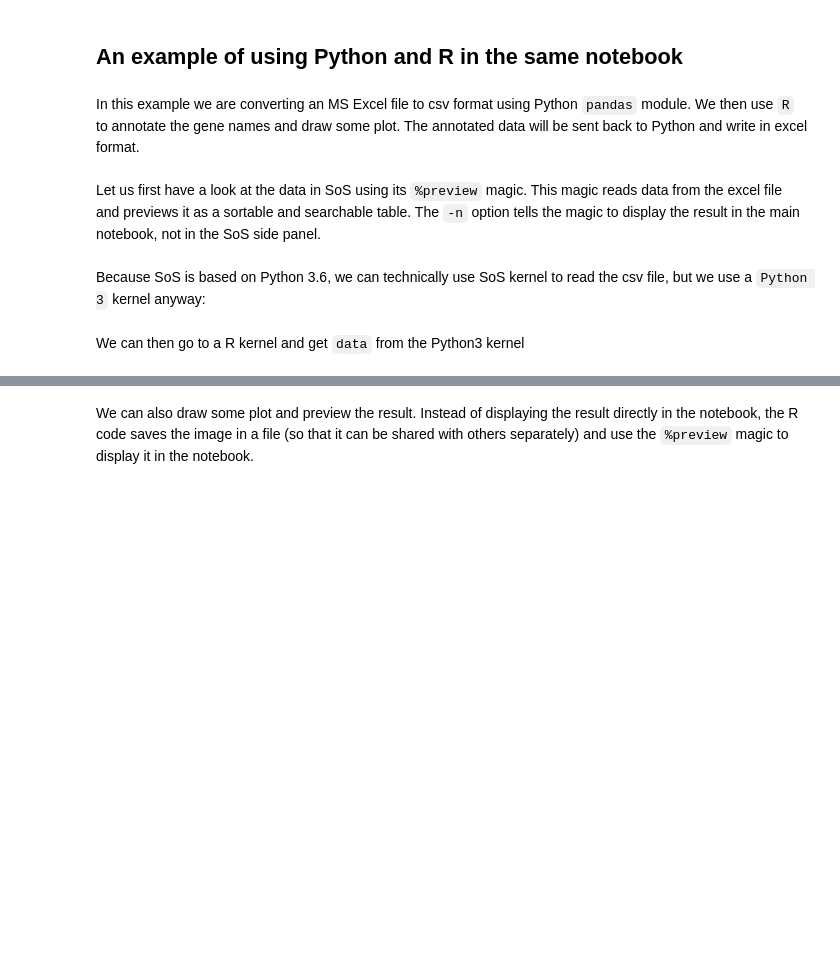
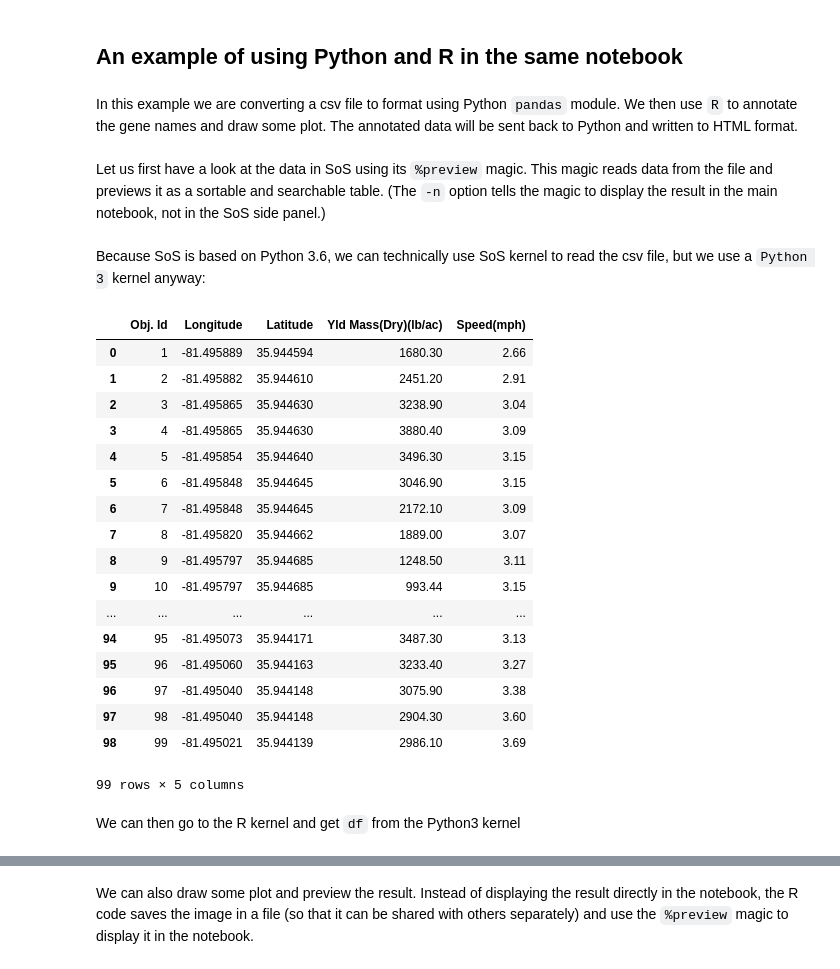
Before and after one commit to binder-examples/jupyter-sos, a Jupyter notebook: Pyrpack.ipynb, the cells around one changed output, grey strips where cells are left out. Cells and saved outputs as stored; diff of their text form; code cells hidden in the pictures; blank space fills up the shorter version.

```diff
--- a/Pyrpack.ipynb
+++ b/Pyrpack.ipynb
@@ -5,16 +3,37 @@
 # %% [markdown]
 ## An example of using Python and R in the same notebook
 # %% [markdown]
-In this example we are converting an MS Excel file to csv format using Python `pandas` module. We then use `R` to annotate the gene names and draw some plot. The annotated data will be sent back to Python and write in excel format.
+In this example we are converting a csv file to  format using Python `pandas` module. We then use `R` to annotate the gene names and draw some plot. The annotated data will be sent back to Python and written to HTML format.
 # %% [markdown]
-Let us first have a look at the data in SoS using its `%preview` magic. This magic reads data from the excel file and previews it as a sortable and searchable table. The `-n` option tells the magic to display the result in the main notebook, not in the SoS side panel.
+Let us first have a look at the data in SoS using its `%preview` magic. This magic reads data from the file and previews it as a sortable and searchable table. (The `-n` option tells the magic to display the result in the main notebook, not in the SoS side panel.)
 # %%
 %preview -n wheat100.csv
 # %% [markdown]
 Because SoS is based on Python 3.6, we can technically use SoS kernel to read the csv file, but we use a `Python 3` kernel anyway:
 # %%
 import pandas as pd
-data = pd.read_excel('DEG_list.xlsx')
+wheatdata = open('wheat100.csv')
+df = pd.read_csv(wheatdata)
+df
+# %% [output]
+|  | Obj. Id | Longitude | Latitude | Yld Mass(Dry)(lb/ac) | Speed(mph) |
+| 0 | 1 | -81.495889 | 35.944594 | 1680.30 | 2.66 |
+| 1 | 2 | -81.495882 | 35.944610 | 2451.20 | 2.91 |
+| 2 | 3 | -81.495865 | 35.944630 | 3238.90 | 3.04 |
+| 3 | 4 | -81.495865 | 35.944630 | 3880.40 | 3.09 |
+| 4 | 5 | -81.495854 | 35.944640 | 3496.30 | 3.15 |
+| 5 | 6 | -81.495848 | 35.944645 | 3046.90 | 3.15 |
+| 6 | 7 | -81.495848 | 35.944645 | 2172.10 | 3.09 |
+| 7 | 8 | -81.495820 | 35.944662 | 1889.00 | 3.07 |
+| 8 | 9 | -81.495797 | 35.944685 | 1248.50 | 3.11 |
+| 9 | 10 | -81.495797 | 35.944685 | 993.44 | 3.15 |
+| ... | ... | ... | ... | ... | ... |
+| 94 | 95 | -81.495073 | 35.944171 | 3487.30 | 3.13 |
+| 95 | 96 | -81.495060 | 35.944163 | 3233.40 | 3.27 |
+| 96 | 97 | -81.495040 | 35.944148 | 3075.90 | 3.38 |
+| 97 | 98 | -81.495040 | 35.944148 | 2904.30 | 3.60 |
+| 98 | 99 | -81.495021 | 35.944139 | 2986.10 | 3.69 |
+99 rows × 5 columns
 # %% [markdown]
-We can then go to a R kernel and get `data` from the Python3 kernel
+We can then go to the R kernel and get `df` from the Python3 kernel
 # %%
```
Also changed, not shown: parts of 6 cells of this notebook.
